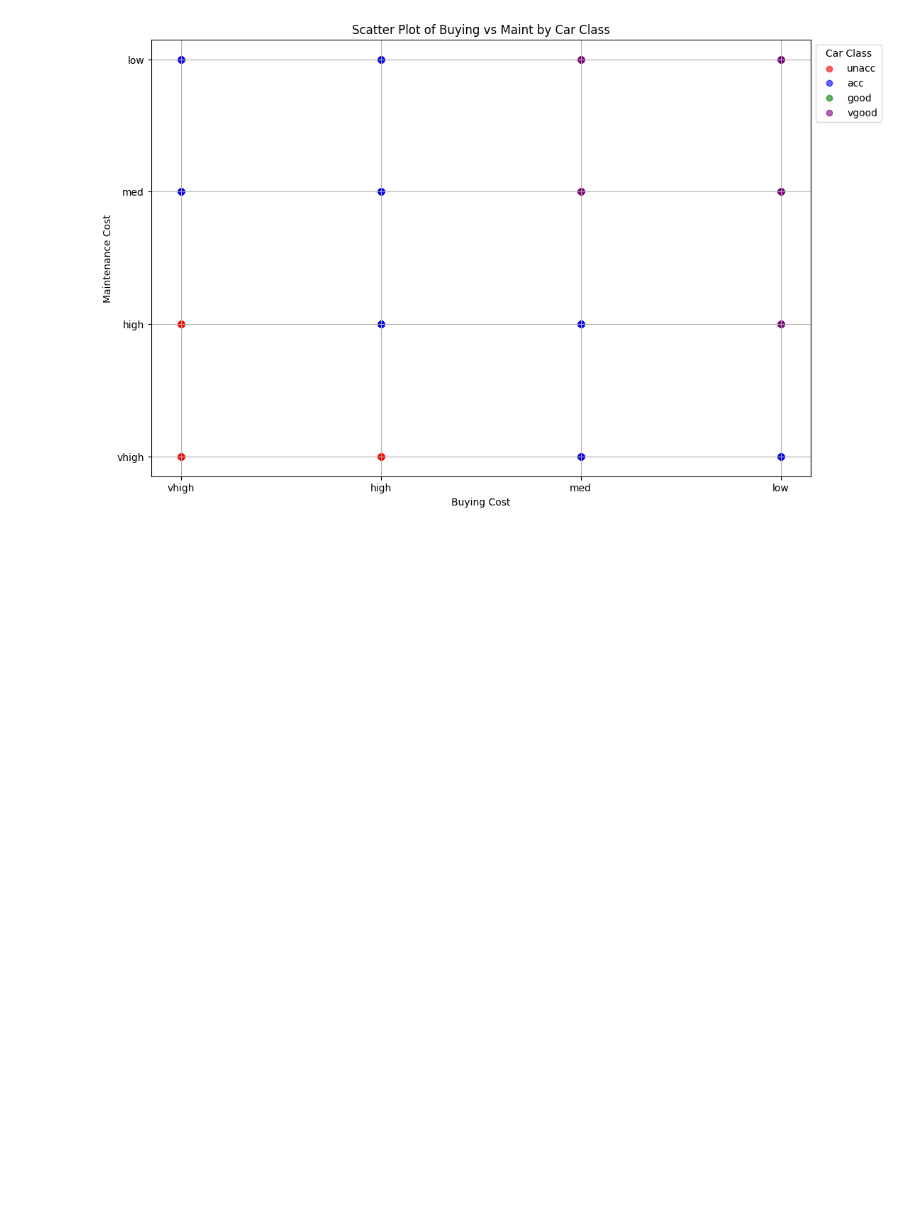
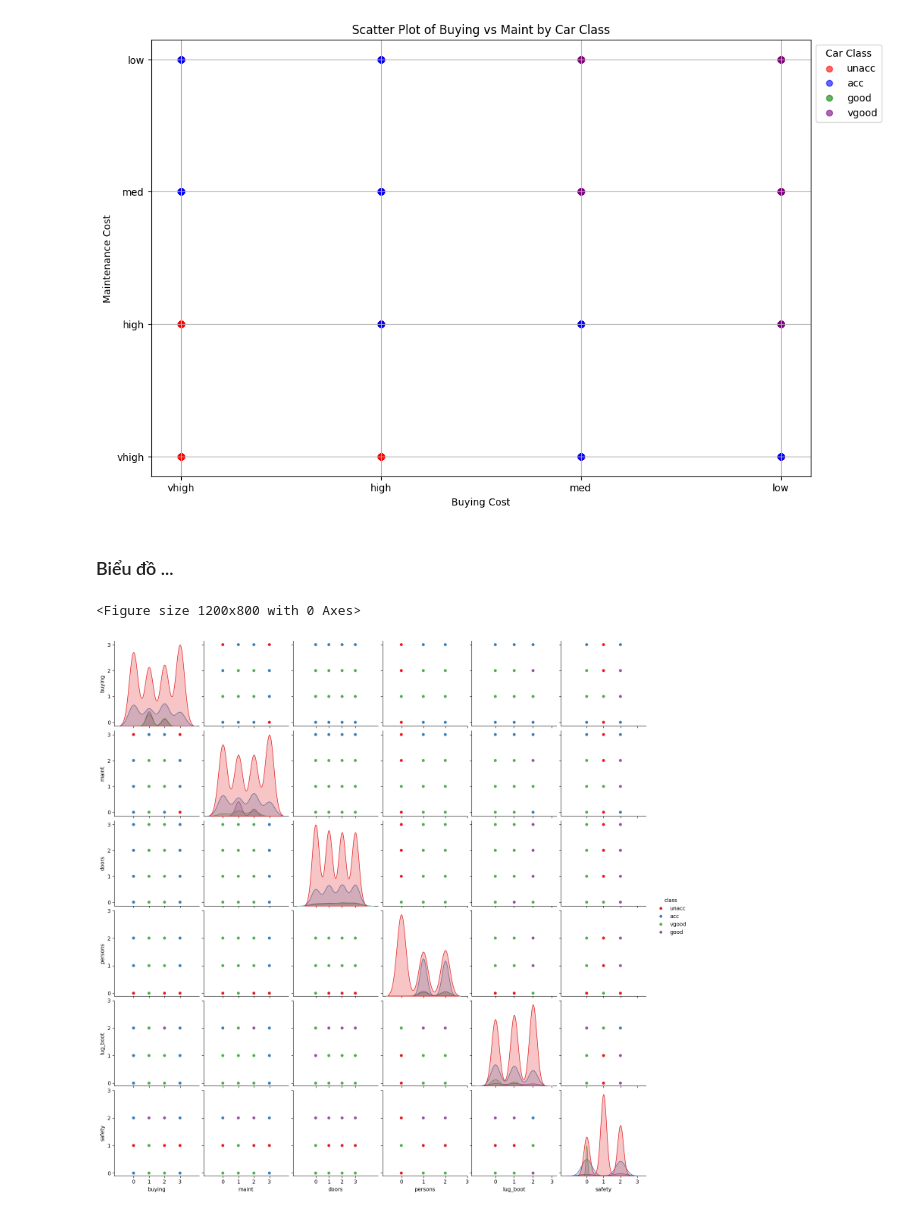
Before and after one commit to thangle253/Project-data-set-Py, a Jupyter notebook: project.ipynb, the cells around one changed output. Cells and saved outputs as stored; diff of their text form; code cells hidden in the pictures; blank space fills up the shorter version.

```diff
--- a/project.ipynb
+++ b/project.ipynb
@@ -302,3 +365,25 @@ plt.grid(True)
 plt.show()
 # %% [output]
 [figure]
+# %% [markdown]
+### Biểu đồ ...
+# %%
+# Mã hóa các biến phân loại thành các giá trị số
+# Sử dụng pandas để mã hóa cột phân loại
+encoded_df = df.copy()
+for column in df.select_dtypes(include=['object']).columns:
+    encoded_df[column] = encoded_df[column].astype('category').cat.codes
+
+# Các mối quan hệ từng cặp (sử dụng dữ liệu đã được mã hóa nhãn)
+class_mapping = dict(enumerate(df['class'].astype('category').cat.categories))
+encoded_df['class'] = encoded_df['class'].map(class_mapping)
+plt.figure(figsize=(12, 8))
+pairplot = sns.pairplot(encoded_df, hue='class', palette="Set1")
+# Thiết lập giá trị cho các trục x và y của mỗi biểu đồ con
+for ax in pairplot.axes.flatten():
+    ax.set_xticks([0, 1, 2, 3])  # Các giá trị trục x
+    ax.set_yticks([0, 1, 2, 3])  # Các giá trị trục y
+plt.show()
+# %% [output]
+<Figure size 1200x800 with 0 Axes>
+[figure, added]
```
Also changed, not shown: parts of 25 cells of this notebook, 16 other files.
